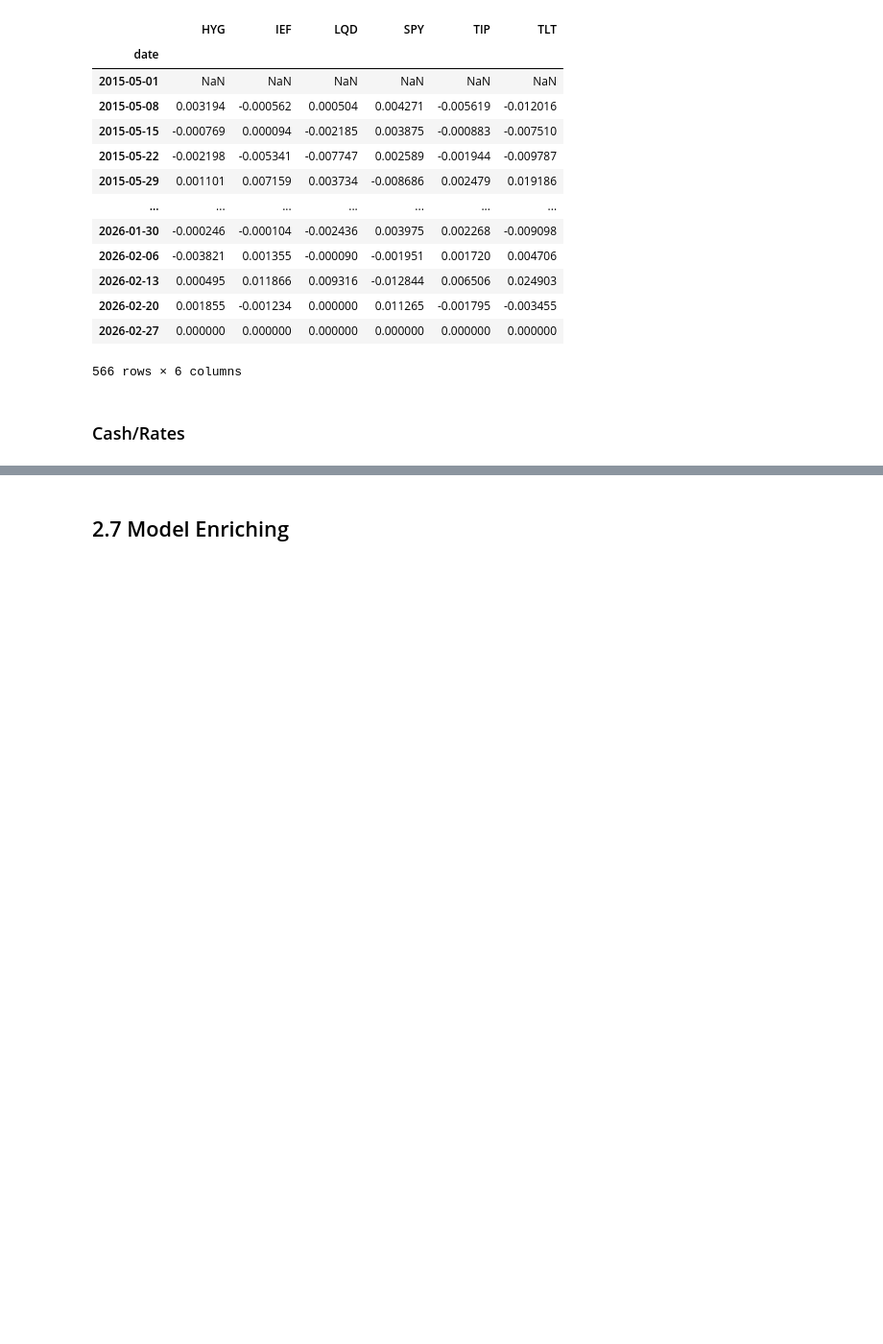
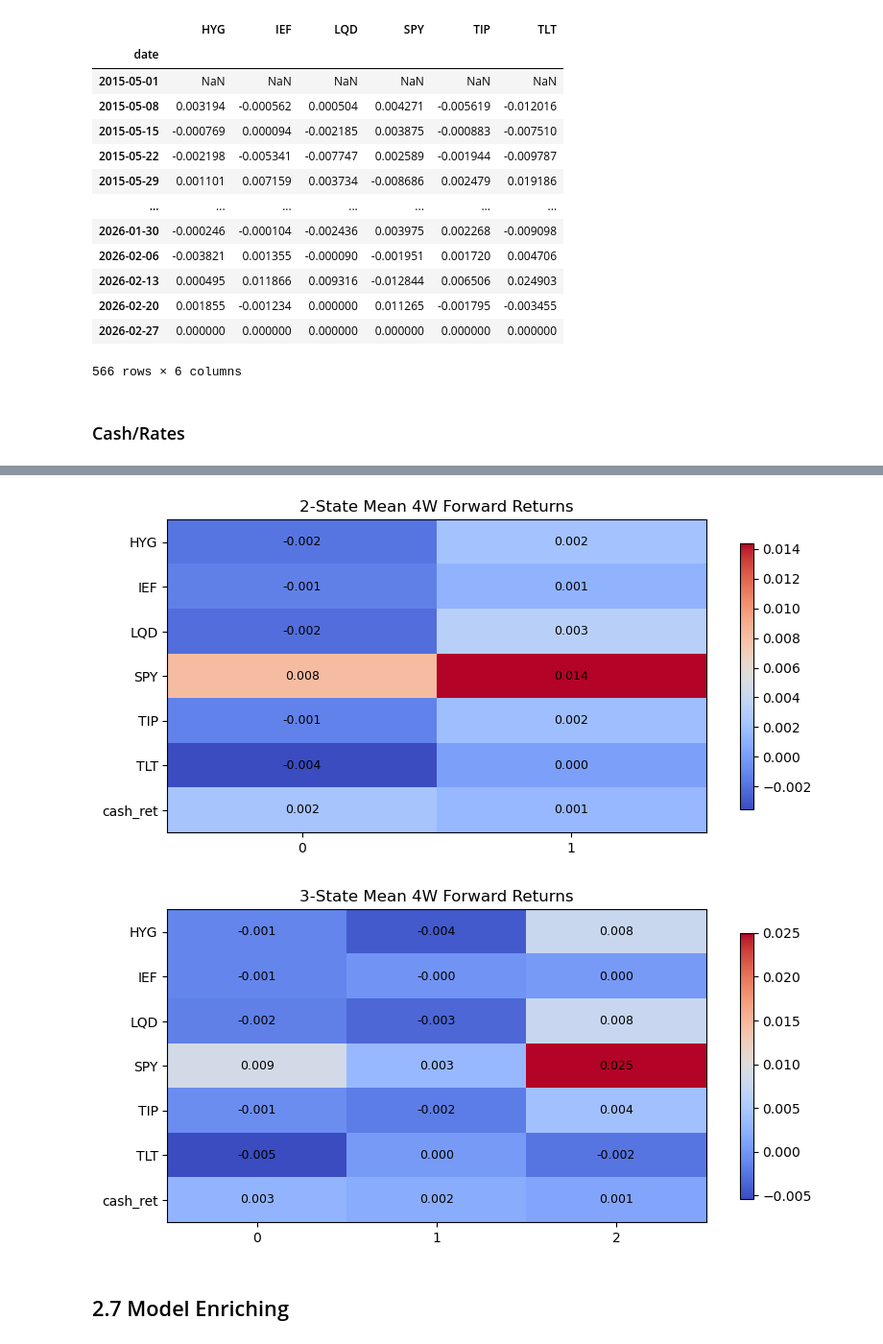
Before and after one commit to Yzc20060417/Systematic-Equities, a Jupyter notebook: Model.ipynb, the cells around one changed output, grey strips where cells are left out. Shown at 96% size. Saved outputs shown, nothing was run; the diff lists cells and outputs as text; code cells hidden in the pictures; blank space fills up the shorter version.

```diff
--- a/Model.ipynb
+++ b/Model.ipynb
@@ -725,0 +735,24 @@ def fetch_fred_weekly(api_key, series_map, research_index=None, freq="W-FRI"):
+# %%
+def align_asset_returns(asset_returns, regime_index):
+    """
+    Align asset return panel to a regime index.
+    """
+    idx = pd.DatetimeIndex(regime_index).sort_values()
+    out = asset_returns.copy().sort_index()
+    out = out.reindex(idx)
+    return out
+# %%
+asset_returns_2s = align_asset_returns(asset_returns, probs_oos_2.index)
+asset_returns_3s = align_asset_returns(asset_returns, probs_oos_3_m.index)
+# %%
+results_2s = data_helpers.regime_forward_return_stats(
+    state_series=probs_oos_2["state"],
+    asset_returns=asset_returns_2s,
+    horizons=(1, 4, 12),
+)
+# %%
+results_3s = data_helpers.regime_forward_return_stats(
+    state_series=probs_oos_3_m["state"],   # or probs_oos_3_s["state"]
+    asset_returns=asset_returns_3s,
+    horizons=(1, 4, 12),
+)
@@ -726,2 +867,8 @@ def fetch_fred_weekly(api_key, series_map, research_index=None, freq="W-FRI"):
+# %%
+data_helpers.plot_mean_table(data_helpers.regime_mean_table(results_2s, 4), title="2-State Mean 4W Forward Returns")
+data_helpers.plot_mean_table(data_helpers.regime_mean_table(results_3s, 4), title="3-State Mean 4W Forward Returns")
+# %% [output]
+[figure, added]
+[figure, added]
 # %% [markdown]
 ## 2.7 Model Enriching
```
Also changed, not shown: parts of 15 cells of this notebook, 1 other file.
